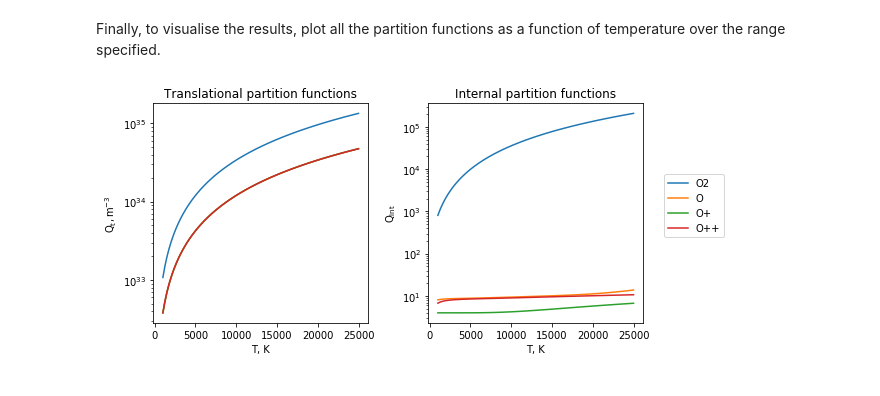
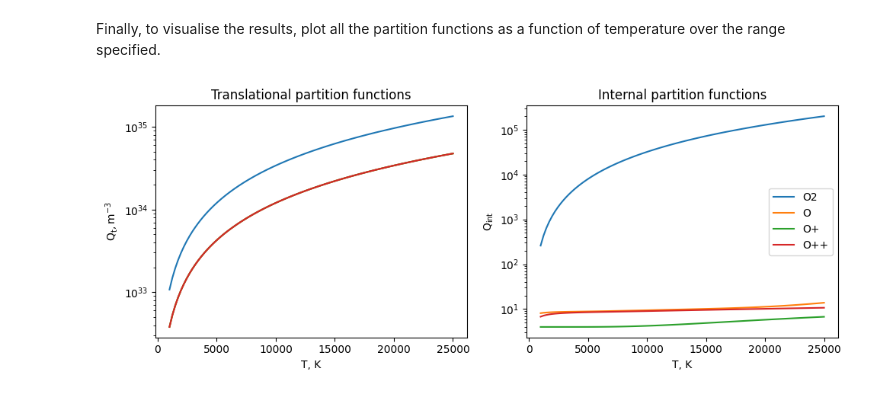
Before and after one commit to quinnreynolds/minplascalc, a Jupyter notebook: notebooks/Tutorial 4 - Calculating Partition Functions.ipynb, the cells around one changed output. Cells and saved outputs as stored; diff of their text form; code cells hidden in the pictures.

Commit message:
Update notebook documentation and tutorials to cover new functionality

```diff
--- a/notebooks/Tutorial 4 - Calculating Partition Functions.ipynb
+++ b/notebooks/Tutorial 4 - Calculating Partition Functions.ipynb
@@ -26,18 +26,23 @@ ipfuncs = [[sp.partitionfunction_internal(T, 0) for T in temperatures] for sp in
 # %% [markdown]
 Finally, to visualise the results, plot all the partition functions as a function of temperature over the range specified.
 # %%
-fig, (ax0, ax1) = plt.subplots(1, 2, figsize=(9,4))
-ax0.set_title('Translational partition functions')
-ax0.set_xlabel('T, K')
-ax0.set_ylabel('$\mathregular{Q_t, m^{-3}}$')
+fig, axs = plt.subplots(1, 2, figsize=(10,4))
+
+ax = axs[0]
+ax.set_title('Translational partition functions')
+ax.set_xlabel('T, K')
+ax.set_ylabel('$\mathregular{Q_t, m^{-3}}$')
 for pf, sn in zip(tpfuncs, speciesnames):
-    ax0.semilogy(temperatures, pf, label=sn);
-ax1.set_title('Internal partition functions')
-ax1.set_xlabel('T, K')
-ax1.set_ylabel('$\mathregular{Q_{int}}$')
+    ax.semilogy(temperatures, pf, label=sn)
+
+ax = axs[1]
+ax.set_title('Internal partition functions')
+ax.set_xlabel('T, K')
+ax.set_ylabel('$\mathregular{Q_{int}}$')
 for pf, sn in zip(ipfuncs, speciesnames):
-    ax1.semilogy(temperatures, pf, label=sn);
-ax1.legend(bbox_to_anchor=(1.4, 0.7));
+    ax.semilogy(temperatures, pf, label=sn)
+ax.legend()
+
 plt.tight_layout()
 # %% [output]
-[figure, old version]
+[figure, new version]
```
Also changed, not shown: 21 other files.
